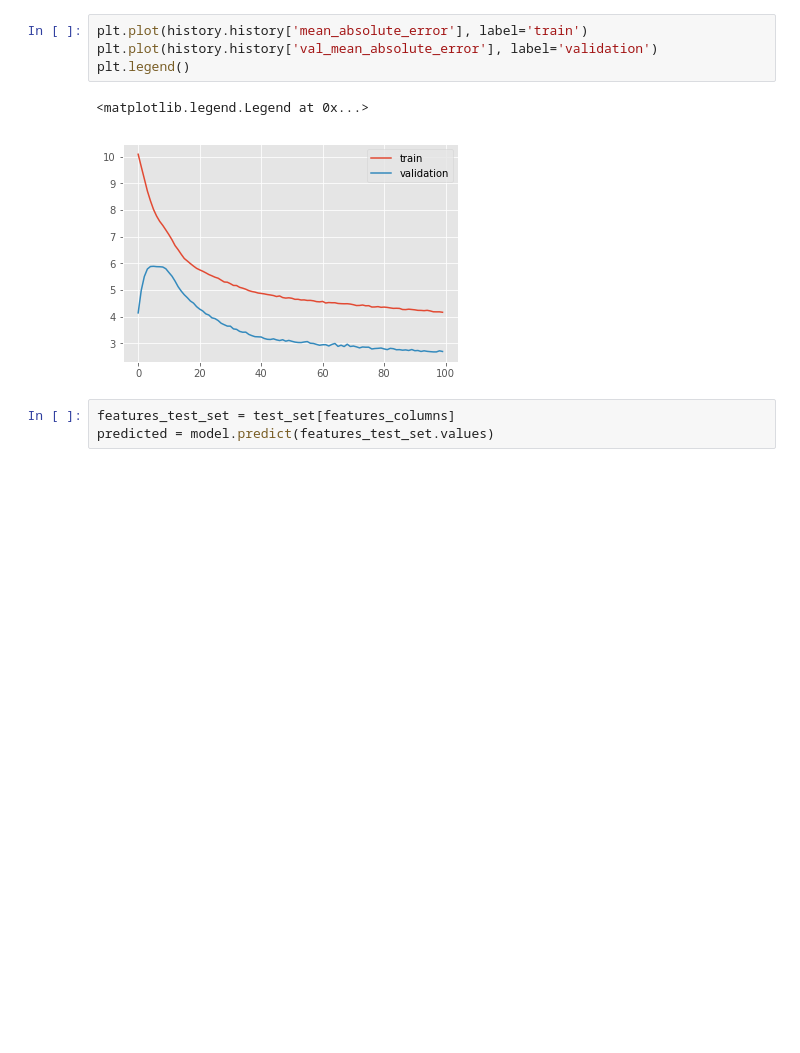
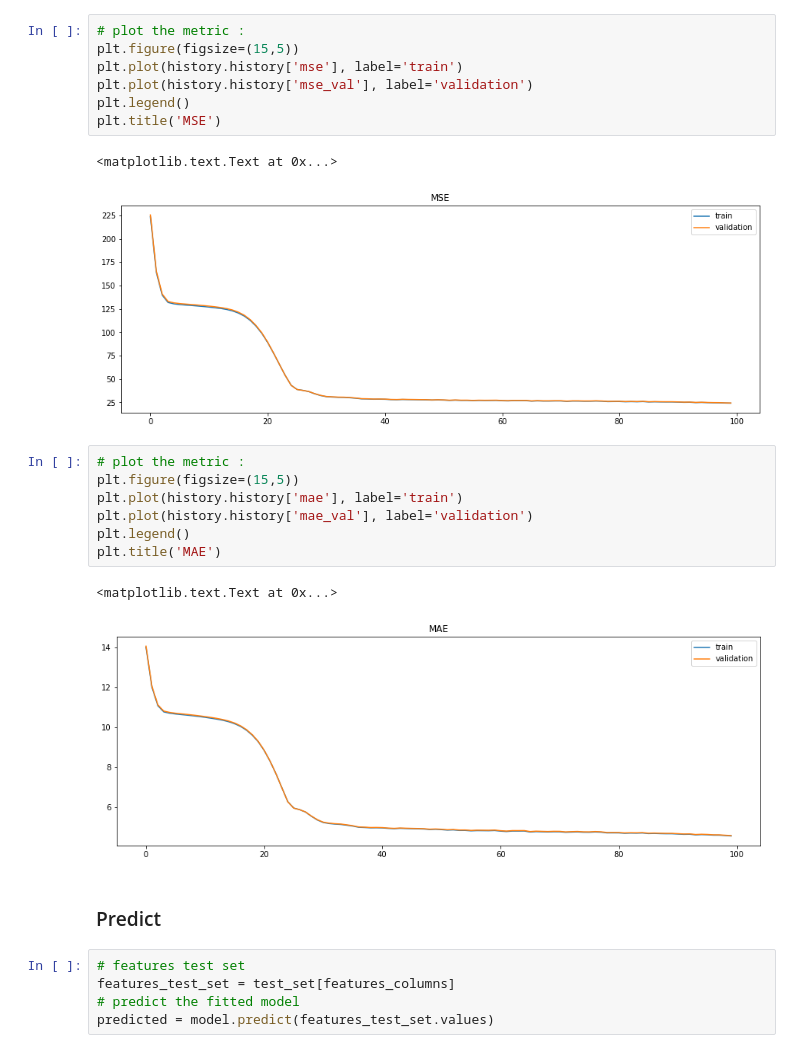
Before and after one commit to ycedres/rnn-series, a Jupyter notebook: notebooks/03_modelos/serie_pozo_izquierdo_nn_mlp.ipynb, the cells around one changed output. Saved outputs shown, nothing was run; the diff lists cells and outputs as text; blank space fills up the shorter version.

```diff
--- a/notebooks/03_modelos/serie_pozo_izquierdo_nn_mlp.ipynb
+++ b/notebooks/03_modelos/serie_pozo_izquierdo_nn_mlp.ipynb
@@ -141,11 +210,28 @@ plt.legend()
 # %%
-plt.plot(history.history['mean_absolute_error'], label='train')
-plt.plot(history.history['val_mean_absolute_error'], label='validation')
+# plot the metric :
+plt.figure(figsize=(15,5))
+plt.plot(history.history['mse'], label='train')
+plt.plot(history.history['mse_val'], label='validation')
 plt.legend()
+plt.title('MSE')
 # %% [output]
-<matplotlib.legend.Legend at 0x...>
+<matplotlib.text.Text at 0x...>
-[figure, old version]
+[figure, new version]
+# %%
+# plot the metric :
+plt.figure(figsize=(15,5))
+plt.plot(history.history['mae'], label='train')
+plt.plot(history.history['mae_val'], label='validation')
+plt.legend()
+plt.title('MAE')
+# %% [output]
+<matplotlib.text.Text at 0x...>
+[figure, added]
+# %% [markdown]
+### Predict
 # %%
+# features test set
 features_test_set = test_set[features_columns]
+# predict the fitted model
 predicted = model.predict(features_test_set.values)
 # %%
```
Also changed, not shown: parts of 29 cells of this notebook, 16 other files.
